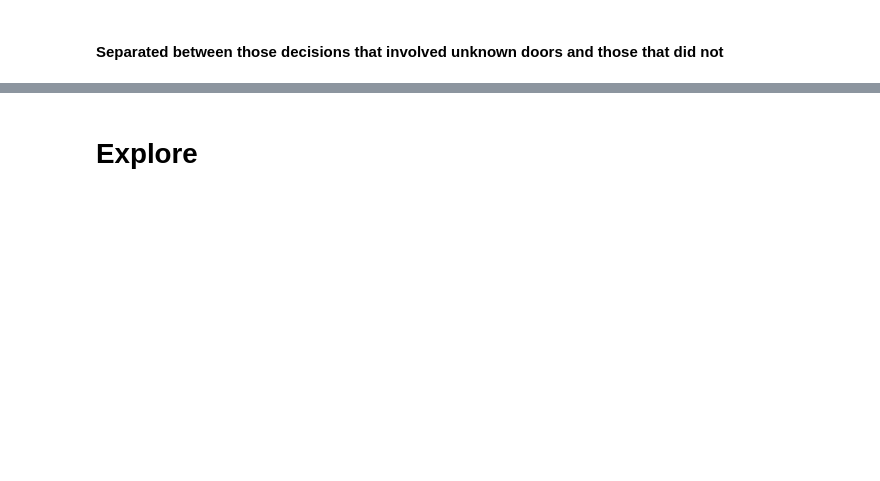
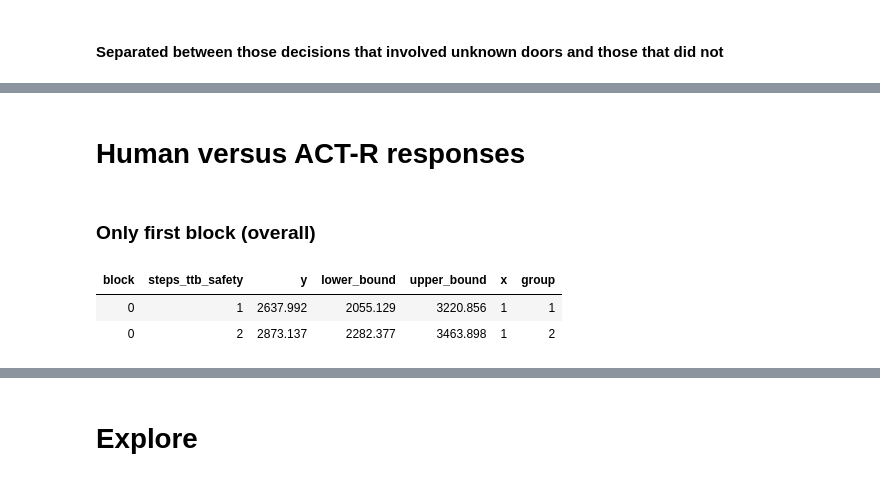
Before and after one commit to franciscoqv/evacuation-actr, a Jupyter notebook: Data analysis - Evacuation/Forced Choice Analysis.ipynb, the cells around one changed output, grey strips where cells are left out. Cells and saved outputs as stored; diff of their text form; code cells hidden in the pictures; blank space fills up the shorter version.

```diff
--- a/Data analysis - Evacuation/Forced Choice Analysis.ipynb
+++ b/Data analysis - Evacuation/Forced Choice Analysis.ipynb
@@ -508,7 +607,7 @@ rt_ttb_safety <- dat %>%
 
 p1 <- bar_graph_2(rt_ttb_safety, "(a)")
 # %%
-rt_ttb_safety <- dat %>%
+rt_ttb_safety_f <- dat %>%
                     filter(unknown_door_involved == FALSE) %>% # Unknown doors filtered out
                     group_by(id, block, steps_ttb_safety) %>%
                     summarize(subject_rt_mean = mean(rt)) %>% # per subject per block
@@ -519,7 +618,7 @@ rt_ttb_safety <- dat %>%
                     mutate(x = block + 1,
                            group = steps_ttb_safety)
 
-p12 <- bar_graph_2(rt_ttb_safety, "(c)")
+p12 <- bar_graph_2(rt_ttb_safety_f, "(c)")
 # %%
 rt_ttb_speed <- dat %>%
                     group_by(id, block, steps_ttb_speed) %>%
@@ -599,0 +723,10 @@ head(response_times)
+# %% [markdown]
+# Human versus ACT-R responses
+# %% [markdown]
+### Only first block (overall)
+# %%
+rt_ttb_safety %>% filter(block==0)
+# %% [output]
+| block | steps_ttb_safety | y | lower_bound | upper_bound | x | group |
+| 0 | 1 | 2637.992 | 2055.129 | 3220.856 | 1 | 1 |
+| 0 | 2 | 2873.137 | 2282.377 | 3463.898 | 1 | 2 |
```
Also changed, not shown: parts of 29 cells of this notebook, 8 other files.
